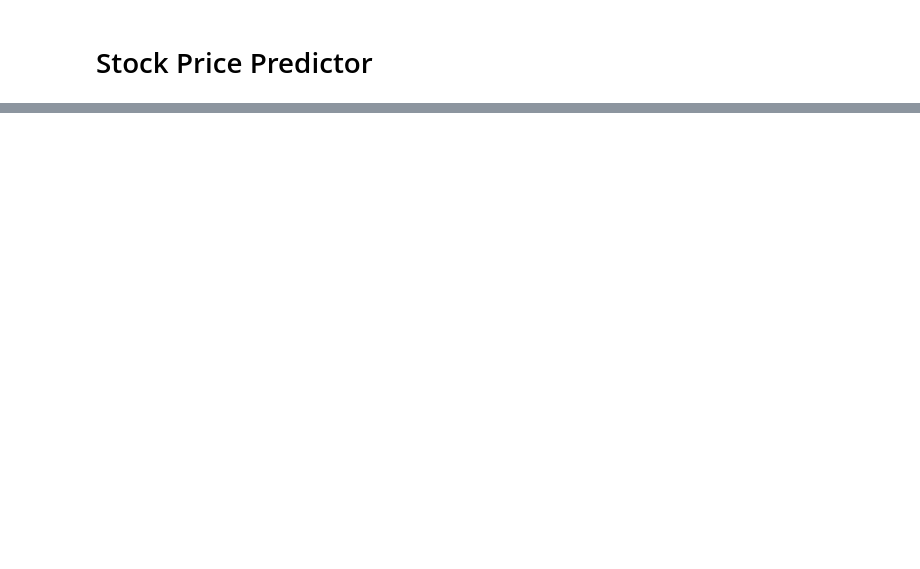
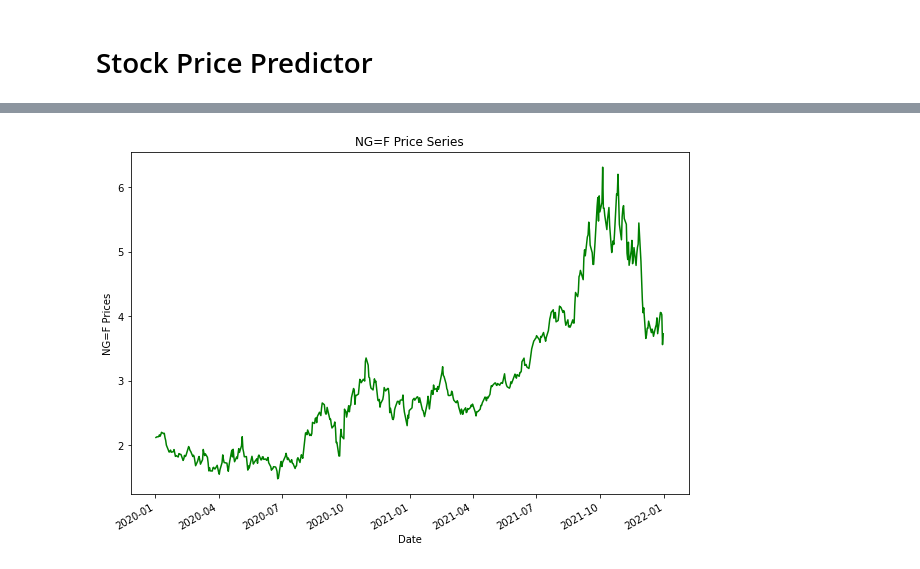
Before and after one commit to mart-anthony-stark/Machine-Learning-and-Deep-Learning, a Jupyter notebook: SPP_Research.ipynb, the cells around one changed output, grey strips where cells are left out. Cells and saved outputs as stored; diff of their text form; code cells hidden in the pictures; blank space fills up the shorter version.

```diff
--- a/SPP_Research.ipynb
+++ b/SPP_Research.ipynb
@@ -34,0 +70,7 @@ import matplotlib.pyplot as plt
+# %%
+data.Close.plot(figsize=(10,7), color='g')
+plt.ylabel("{} Prices".format(stocks))
+plt.title("{} Price Series".format(stocks))
+plt.show()
+# %% [output]
+[figure, added]
```
Also changed, not shown: parts of 9 cells of this notebook.
